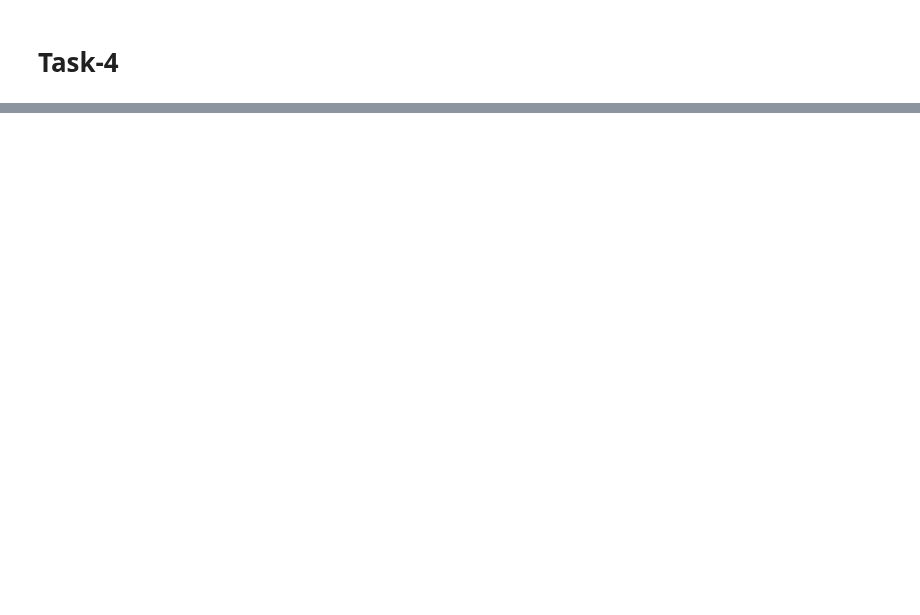
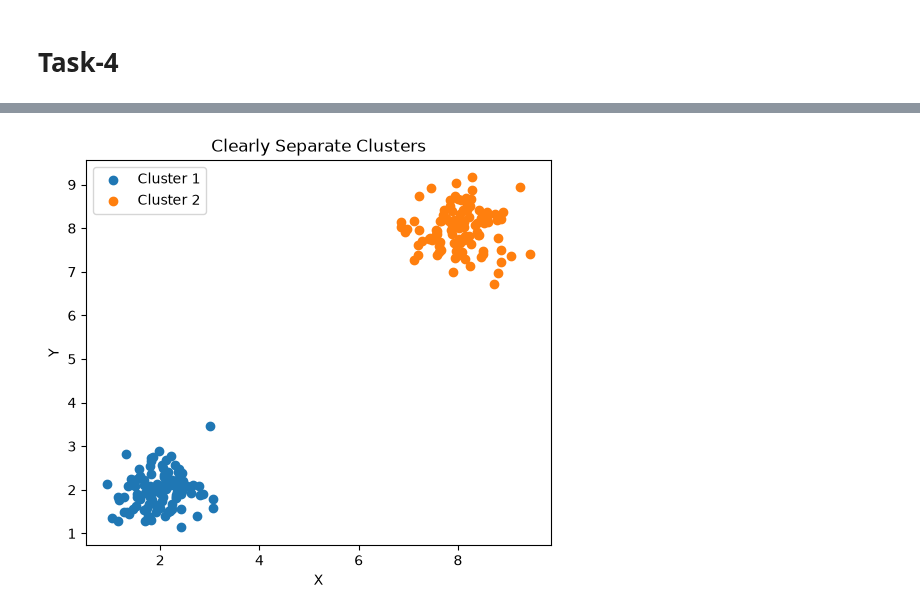
Before and after one commit to sabvanidhi/aiml-bootcamp-nidhi, a Jupyter notebook: Day-07/Day07_NumPy_Advanced.ipynb, the cells around one changed output, grey strips where cells are left out. Drawn from its saved outputs; the diff is of its cells as text; code cells hidden in the pictures; blank space fills up the shorter version.

```diff
--- a/Day-07/Day07_NumPy_Advanced.ipynb
+++ b/Day-07/Day07_NumPy_Advanced.ipynb
@@ -234,0 +425,33 @@ Slope with noise 10: 1.5804716329627566
+# %%
+#Clearly separated clusters
+centres = [
+    [2, 2],
+    [8, 8]
+]
+separate = make_clusters(
+    n=200,
+    centres=centres,
+    spread=0.5,
+    seed=42
+)
+plt.figure(figsize=(6, 5))
+
+plt.scatter(
+    separate[:100, 0],
+    separate[:100, 1],
+    label="Cluster 1"
+)
+
+plt.scatter(
+    separate[100:, 0],
+    separate[100:, 1],
+    label="Cluster 2"
+)
+
+plt.title("Clearly Separate Clusters")
+plt.xlabel("X")
+plt.ylabel("Y")
+plt.legend()
+plt.show()
+# %% [output]
+[figure, added]
```
Also changed, not shown: parts of 64 cells of this notebook, 7 other files.
